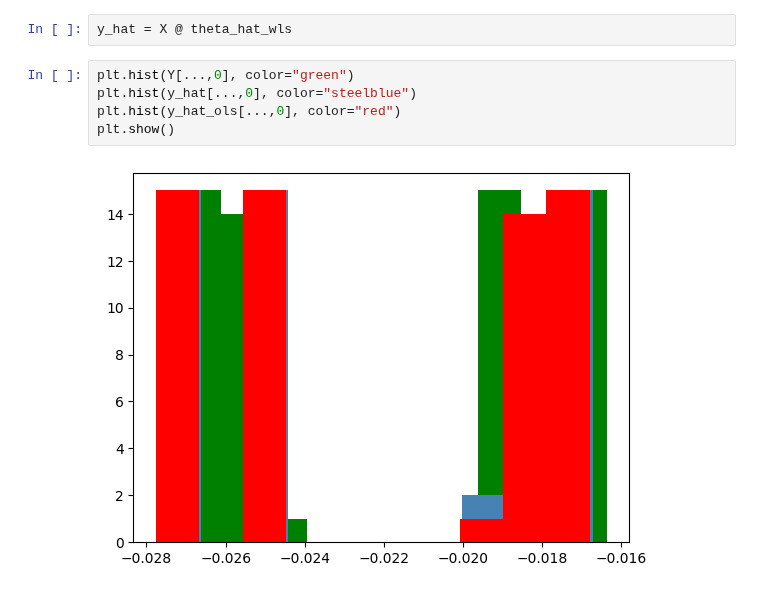
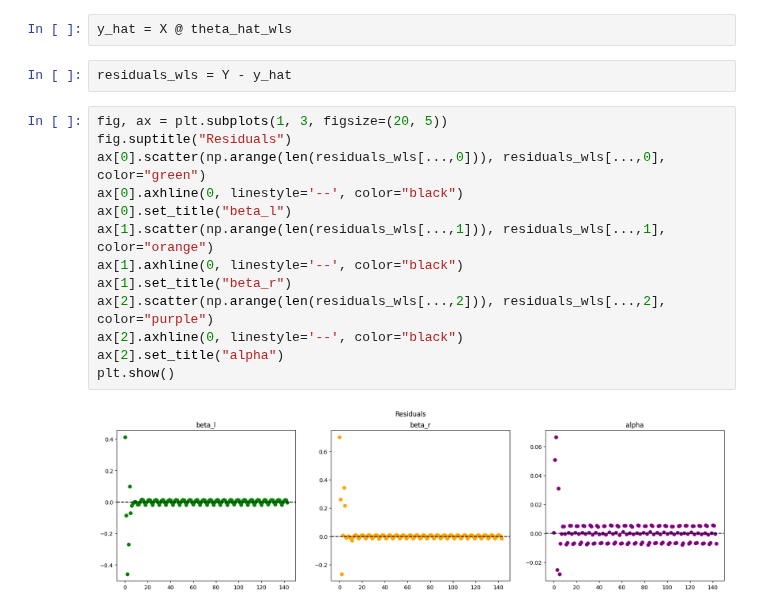
Before and after one commit to jprogrammer13/drp_course_2023, a Jupyter notebook: notebooks/wls_test.ipynb, the cells around one changed output. Cells and saved outputs as stored; diff of their text form.

```diff
--- a/notebooks/wls_test.ipynb
+++ b/notebooks/wls_test.ipynb
@@ -106,9 +130,19 @@ plt.axhline(0, linestyle='--', color="black")
 # %%
 y_hat = X @ theta_hat_wls
-# %%
-plt.hist(Y[...,0], color="green")
-plt.hist(y_hat[...,0], color="steelblue")
-plt.hist(y_hat_ols[...,0], color="red")
-plt.show()
-# %% [output]
-[figure, removed]
+# %%
+residuals_wls = Y - y_hat
+# %%
+fig, ax = plt.subplots(1, 3, figsize=(20, 5))
+fig.suptitle("Residuals")
+ax[0].scatter(np.arange(len(residuals_wls[...,0])), residuals_wls[...,0], color="green")
+ax[0].axhline(0, linestyle='--', color="black")
+ax[0].set_title("beta_l")
+ax[1].scatter(np.arange(len(residuals_wls[...,1])), residuals_wls[...,1], color="orange")
+ax[1].axhline(0, linestyle='--', color="black")
+ax[1].set_title("beta_r")
+ax[2].scatter(np.arange(len(residuals_wls[...,2])), residuals_wls[...,2], color="purple")
+ax[2].axhline(0, linestyle='--', color="black")
+ax[2].set_title("alpha")
+plt.show()
+# %% [output]
+[figure, added]
```
Also changed, not shown: parts of 14 cells of this notebook, 6 other files.
